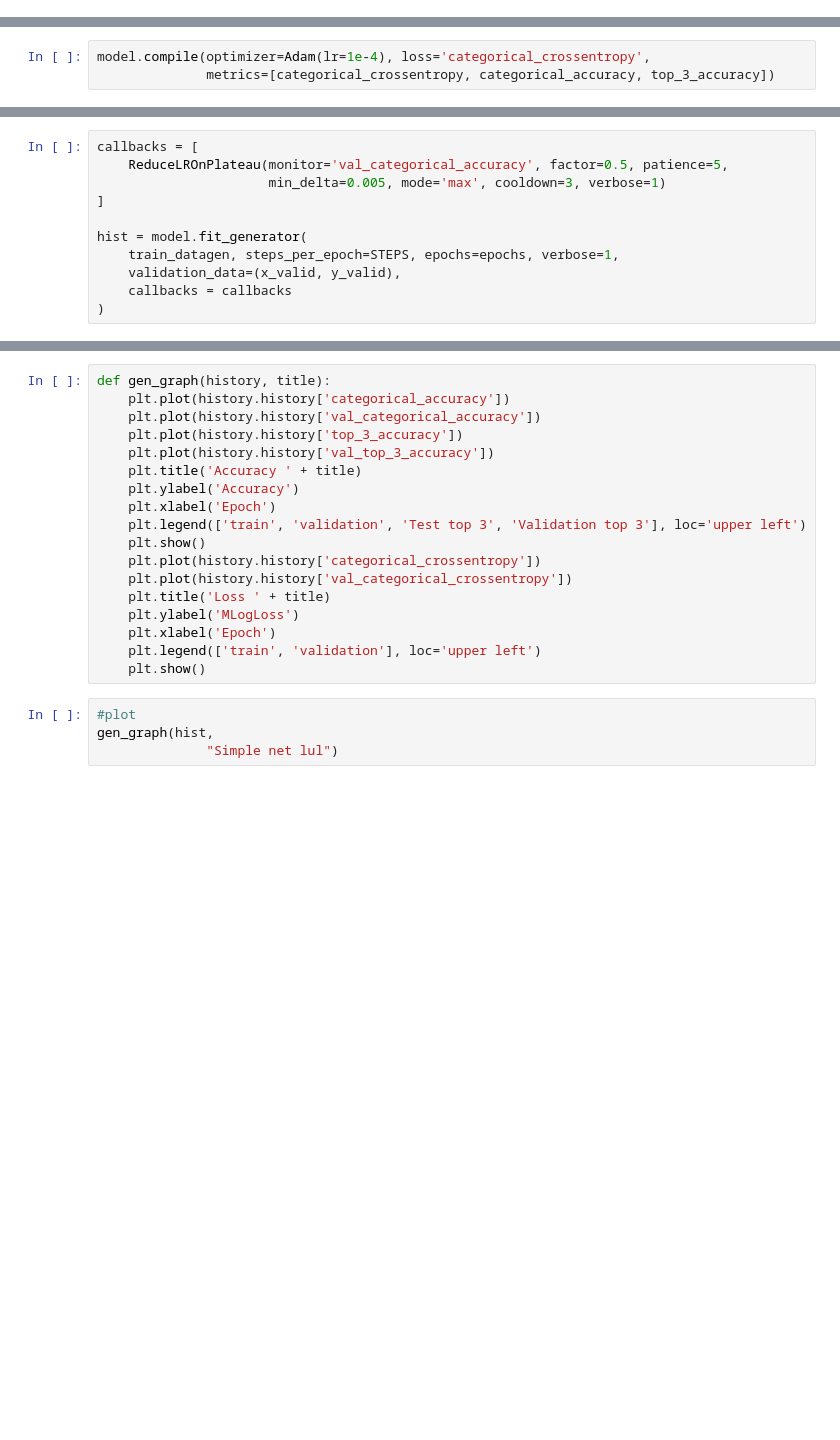
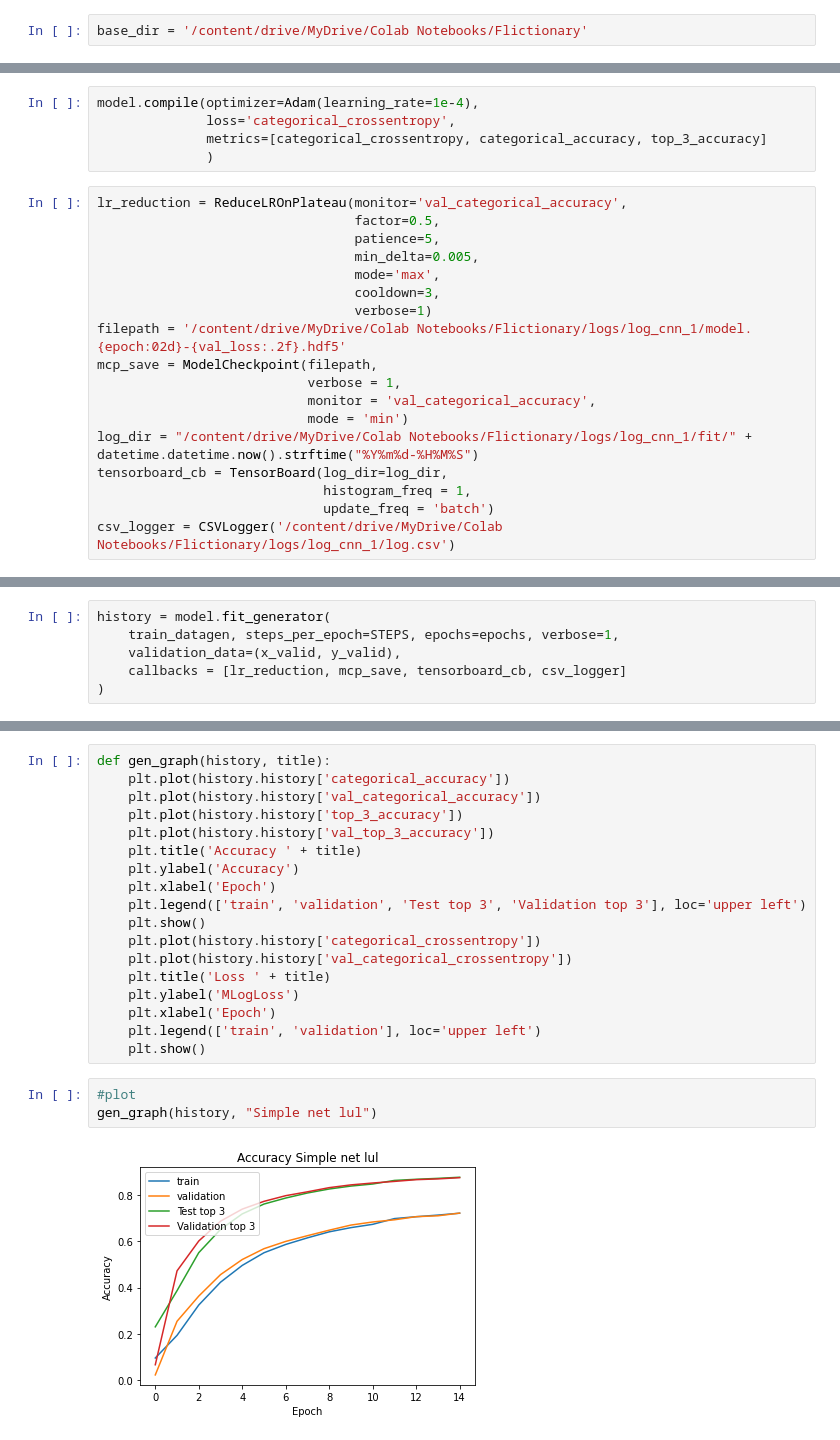
Before and after one commit to datascisteven/Flictionary, a Jupyter notebook: notebooks/cnn.ipynb, the cells around one changed output, grey strips where cells are left out. Saved outputs shown, nothing was run; the diff lists cells and outputs as text; blank space fills up the shorter version.

```diff
--- a/notebooks/cnn.ipynb
+++ b/notebooks/cnn.ipynb
@@ -5,3 +6,5 @@ from tensorflow import keras
+# %%
+base_dir = '/content/drive/MyDrive/Colab Notebooks/Flictionary'
 # %%
 from glob import glob
 import ast
@@ -149,8 +143,28 @@ predictions = Dense(n_labels, activation='softmax')(x)
 # this is the model we will train
 model = Model(inputs=base_model.input, outputs=predictions)
 # %%
-model.compile(optimizer=Adam(lr=1e-4), loss='categorical_crossentropy',
-              metrics=[categorical_crossentropy, categorical_accuracy, top_3_accuracy])
+model.compile(optimizer=Adam(learning_rate=1e-4),
+              loss='categorical_crossentropy',
+              metrics=[categorical_crossentropy, categorical_accuracy, top_3_accuracy]
+              )
+# %%
+lr_reduction = ReduceLROnPlateau(monitor='val_categorical_accuracy',
+                                 factor=0.5,
+                                 patience=5,
+                                 min_delta=0.005,
+                                 mode='max',
+                                 cooldown=3,
+                                 verbose=1)
+filepath = '/content/drive/MyDrive/Colab Notebooks/Flictionary/logs/log_cnn_1/model.{epoch:02d}-{val_loss:.2f}.hdf5'
+mcp_save = ModelCheckpoint(filepath,
+                           verbose = 1,
+                           monitor = 'val_categorical_accuracy',
+                           mode = 'min')
+log_dir = "/content/drive/MyDrive/Colab Notebooks/Flictionary/logs/log_cnn_1/fit/" + datetime.datetime.now().strftime("%Y%m%d-%H%M%S")
+tensorboard_cb = TensorBoard(log_dir=log_dir,
+                             histogram_freq = 1,
+                             update_freq = 'batch')
+csv_logger = CSVLogger('/content/drive/MyDrive/Colab Notebooks/Flictionary/logs/log_cnn_1/log.csv')
 # %%
 model.summary()
 # %% [output]
@@ -172,15 +186,10 @@ Trainable params: 7,450,928
 Non-trainable params: 21,888
 _________________________________________________________________
 # %%
-callbacks = [
-    ReduceLROnPlateau(monitor='val_categorical_accuracy', factor=0.5, patience=5,
-                      min_delta=0.005, mode='max', cooldown=3, verbose=1)
-]
-
-hist = model.fit_generator(
+history = model.fit_generator(
     train_datagen, steps_per_epoch=STEPS, epochs=epochs, verbose=1,
     validation_data=(x_valid, y_valid),
-    callbacks = callbacks
+    callbacks = [lr_reduction, mcp_save, tensorboard_cb, csv_logger]
 )
 # %% [output]
 Epoch 1/15
@@ -208,5 +229,6 @@ def gen_graph(history, title):
     plt.show()
 # %%
 #plot
-gen_graph(hist,
-              "Simple net lul")
+gen_graph(history, "Simple net lul")
+# %% [output]
+[figure, added]
```
Also changed, not shown: parts of 12 cells of this notebook, 2 other files.
